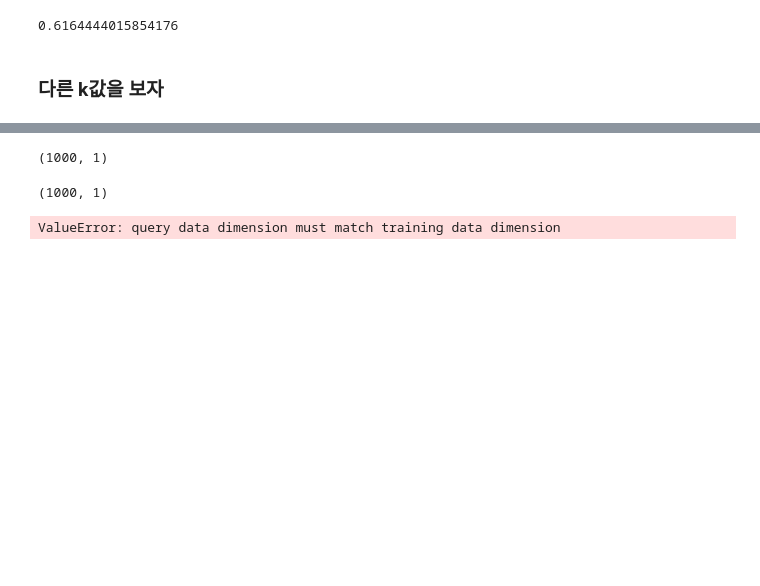
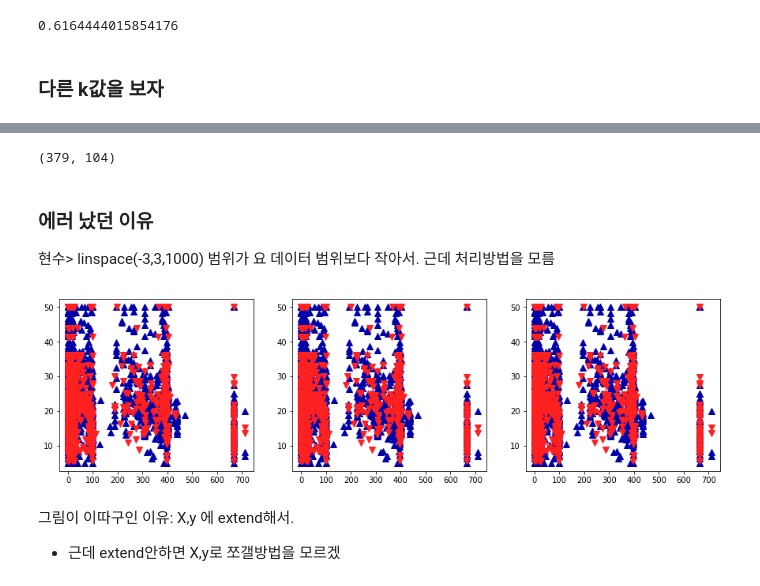
Before and after one commit to firstock/dataAnal_py_basic, a Jupyter notebook: machineLearning/KNN_classifier_regressor.ipynb, the cells around one changed output, grey strips where cells are left out. Cells and saved outputs as stored; diff of their text form; code cells hidden in the pictures; blank space fills up the shorter version.

```diff
--- a/machineLearning/KNN_classifier_regressor.ipynb
+++ b/machineLearning/KNN_classifier_regressor.ipynb
@@ -871,15 +957,14 @@ regBo.score(X_test, y_test)
 # %%
-line.shape
+X_train.shape
 # %% [output]
-(1000, 1)
+(379, 104)
-# %%
-np.linspace(-3,3,1000).reshape(-1,1).shape
-# %% [output]
-(1000, 1)
+# %% [markdown]
+### 에러 났던 이유
+현수> linspace(-3,3,1000) 범위가 요 데이터 범위보다 작아서. 근데 처리방법을 모름
 # %%
 fig, axis= plt.subplots(1,3, figsize= (15,4))
 # -3~ 3 3천 조각. [-3,3]
-line= np.linspace(-3,3,1000).reshape(-1,1)
+line= np.linspace(-3,3,100).reshape(-1,1)
 
 #ax 가 axis안에 값을 하나씩 꺼내오는거라, 별로 값지정이 필요없음
 for n_neighbors, ax in zip([1,3,5], axis):
@@ -888,8 +973,15 @@ for n_neighbors, ax in zip([1,3,5], axis):
     regBo.fit(X_train, y_train)
 
     #검색어 데이터 측정 기준은 교육 데이터 측정 기준과 일치해야합니다.
-    ax.plot(line, regBo.predict(line))
+    #ValueError: query data dimension must match training data dimension
+#     ax.plot(line, regBo.predict(line))
+
     ax.plot(X_train, y_train, '^', c= mglearn.cm2(0), markersize= 8)
     ax.plot(X_test, y_test, 'v', c= mglearn.cm2(1), markersize= 8)
-# %% [output]
-ValueError: query data dimension must match training data dimension
+# %%
+fig
+# %% [output]
+[figure, added]
+# %% [markdown]
+그림이 이따구인 이유: X,y 에 extend해서.
+- 근데 extend안하면 X,y로 쪼갤방법을 모르겠
```
Also changed, not shown: parts of 19 cells of this notebook, 4 other files.
